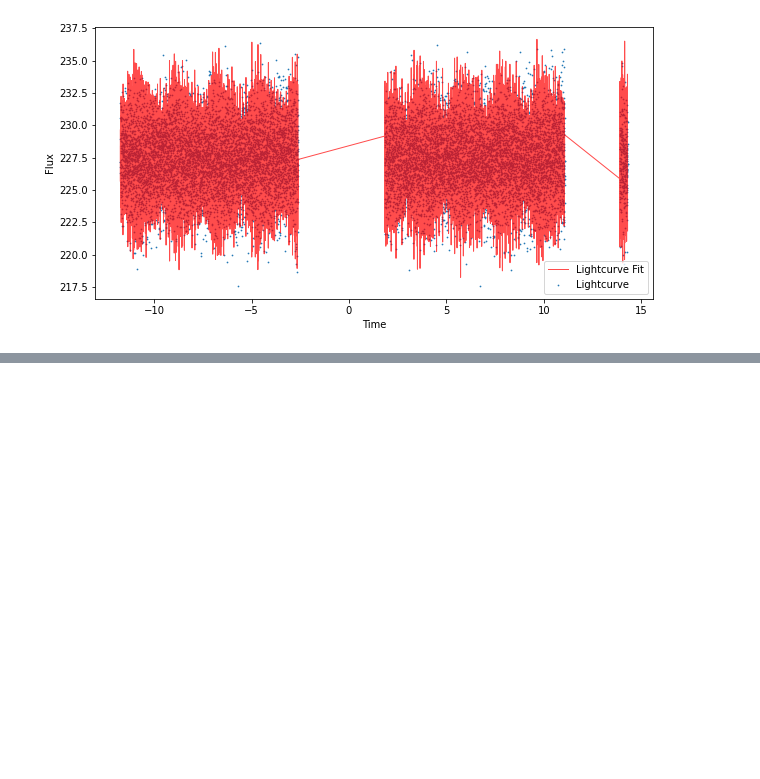
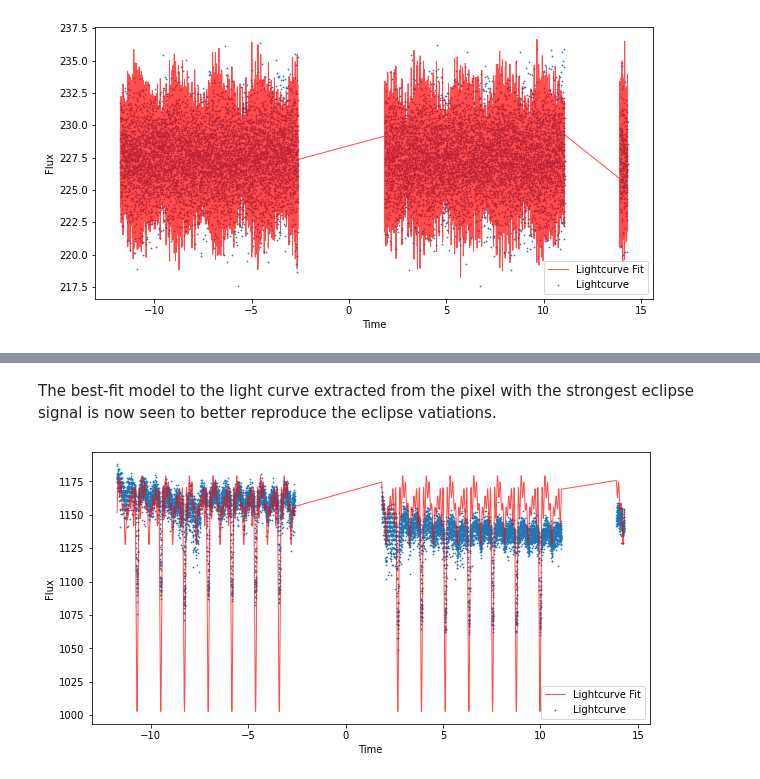
Before and after one commit to Higgins00/TESS-Localize, a Jupyter notebook: examples/TESS_WD_example.ipynb, the cells around one changed output, grey strips where cells are left out. Cells and saved outputs as stored; diff of their text form; code cells hidden in the pictures; blank space fills up the shorter version.

```diff
--- a/examples/TESS_WD_example.ipynb
+++ b/examples/TESS_WD_example.ipynb
@@ -9,3 +14,4 @@ import lightkurve as lk
 # %%
-low_frequency_list = [9.51112996, 19.02225993, 28.53338989, 38.04451986, 47.55564982, 57.06677979, 66.57790975, 76.08903972]
+low_frequency_list = [9.51112996, 19.02225993, 28.53338989, 38.04451986,
+                      47.55564982, 57.06677979, 66.57790975, 76.08903972]
 # %%
@@ -13,3 +23,3 @@ high_frequency_list = [500.559, 506.057, 642.255, 740.266, 884.017, 889.556, 957
 # %%
-search_result = lk.search_targetpixelfile('TIC117070953')
+search_result = lk.search_targetpixelfile('TIC 117070953', sector=15)
 tpf = search_result.download(quality_bitmask='default')
@@ -115,0 +128,3 @@ high.plot_lc()
+# %%
+low2 = tl.Localize(targetpixelfile=tpf, frequencies=low_frequency_list, frequnit=u.uHz, principal_components = 0,
+                   aperture=low.maxsignal_aperture)
@@ -115,0 +133,6 @@ high.plot_lc()
+# %% [markdown]
+The best-fit model to the light curve extracted from the pixel with the strongest eclipse signal is now seen to better reproduce the eclipse vatiations.
+# %%
+low2.plot_lc()
+# %% [output]
+[figure, added]
```
Also changed, not shown: parts of 36 cells of this notebook.
